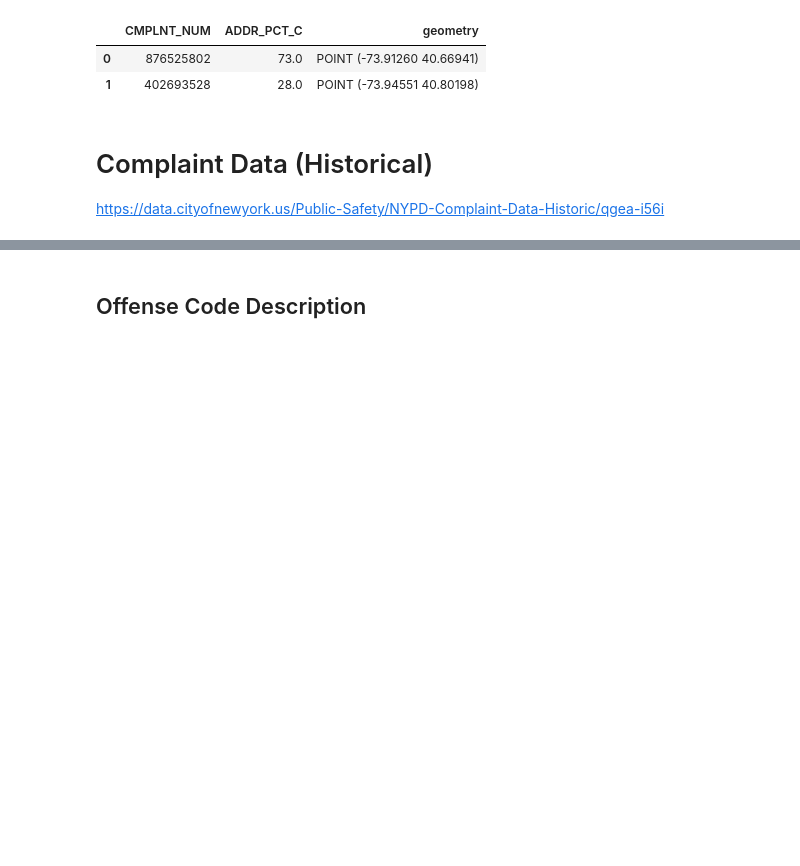
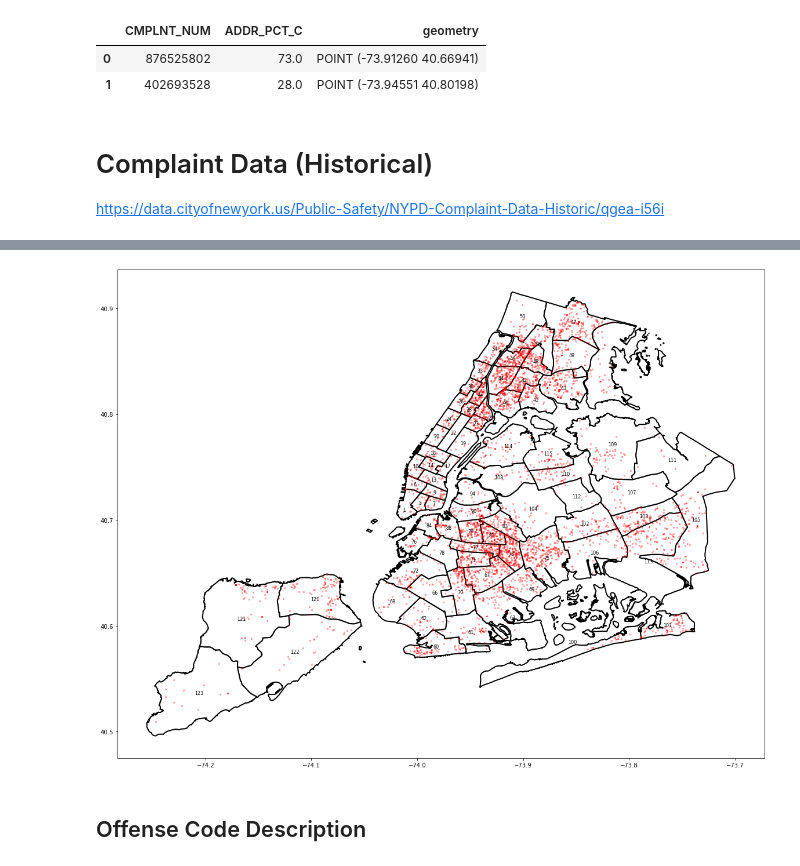
Before and after one commit to MattTriano/NYC_Crime, a Jupyter notebook: analysis/NYC_Crime_EDA_v1.ipynb, the cells around one changed output, grey strips where cells are left out. Drawn from its saved outputs; the diff is of its cells as text; code cells hidden in the pictures; blank space fills up the shorter version.

Commit message:
Implemented functionality to map out all instances of a crime_type in NYC

```diff
--- a/analysis/NYC_Crime_EDA_v1.ipynb
+++ b/analysis/NYC_Crime_EDA_v1.ipynb
@@ -604,0 +195,2 @@ Name: JURISDICTION_CODE, dtype: int64
+# %%
+nyc_crimes = ComplaintHist()
@@ -604,0 +226,2 @@ Name: JURISDICTION_CODE, dtype: int64
+# %%
+nyc_murder_df = nyc_crimes.get_complaint_type(offenses=['MURDER & NON-NEGL. MANSLAUGHTER'])
@@ -605,3 +234,15 @@ Name: JURISDICTION_CODE, dtype: int64
+# %%
+figsize = (20,20)
+fig, ax = plt.subplots(figsize=figsize)
+base = precincts.plot(figsize=figsize, color='white', edgecolor='black', linewidth=2, ax=ax)
+ax = nyc_murder_df.plot(marker='o', color='red', markersize=5, alpha=0.3, ax=ax)
+
+for idx, row in precincts.iterrows():
+    plt.annotate(s=row['precinct'], xy=row['coords'], horizontalalignment='center', verticalalignment='center', fontsize=8)
+
+# ax.grid(None)
+# %% [output]
+[figure, added]
 # %% [markdown]
 ## Offense Code Description
 # %%
```
Also changed, not shown: parts of 63 cells of this notebook.
